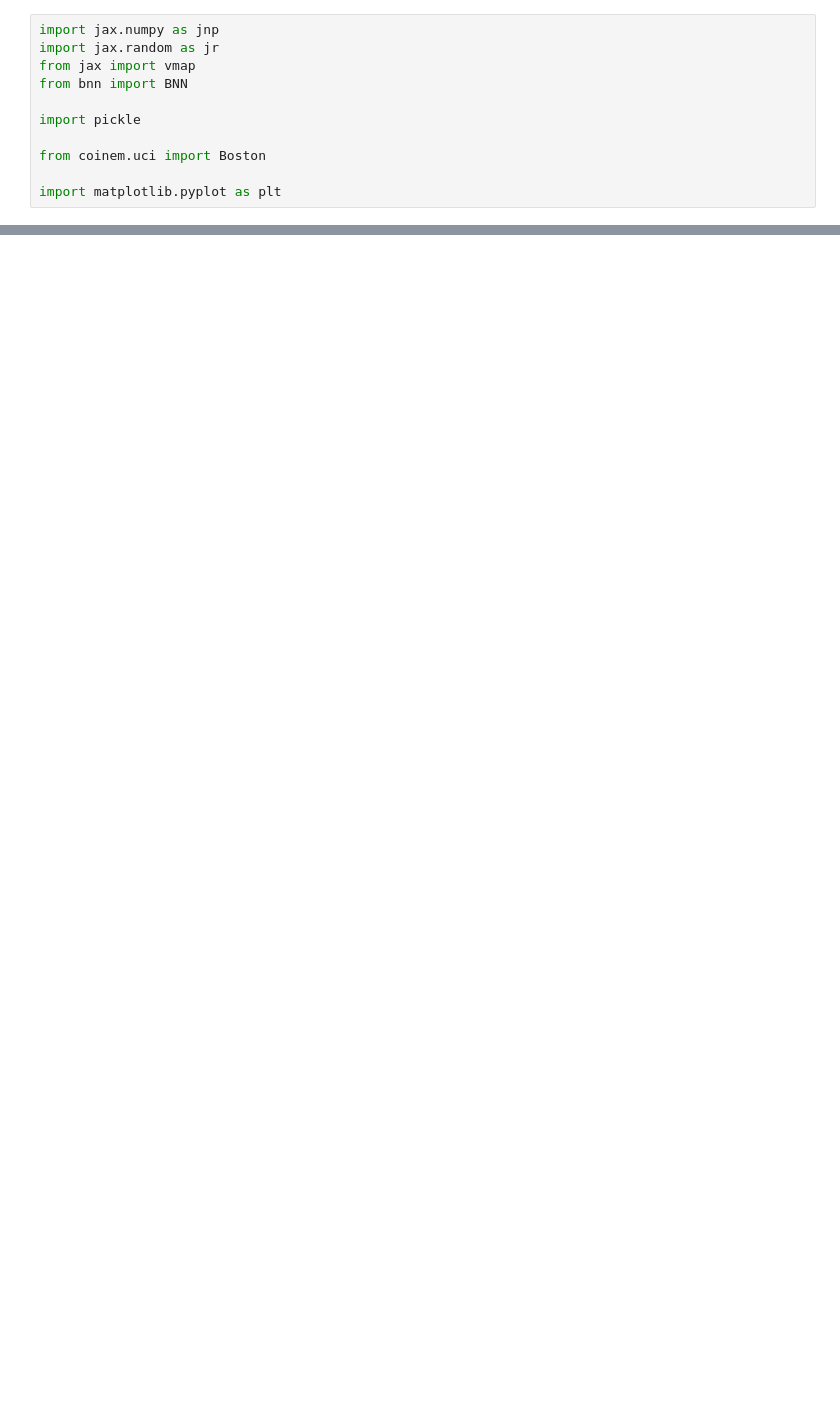
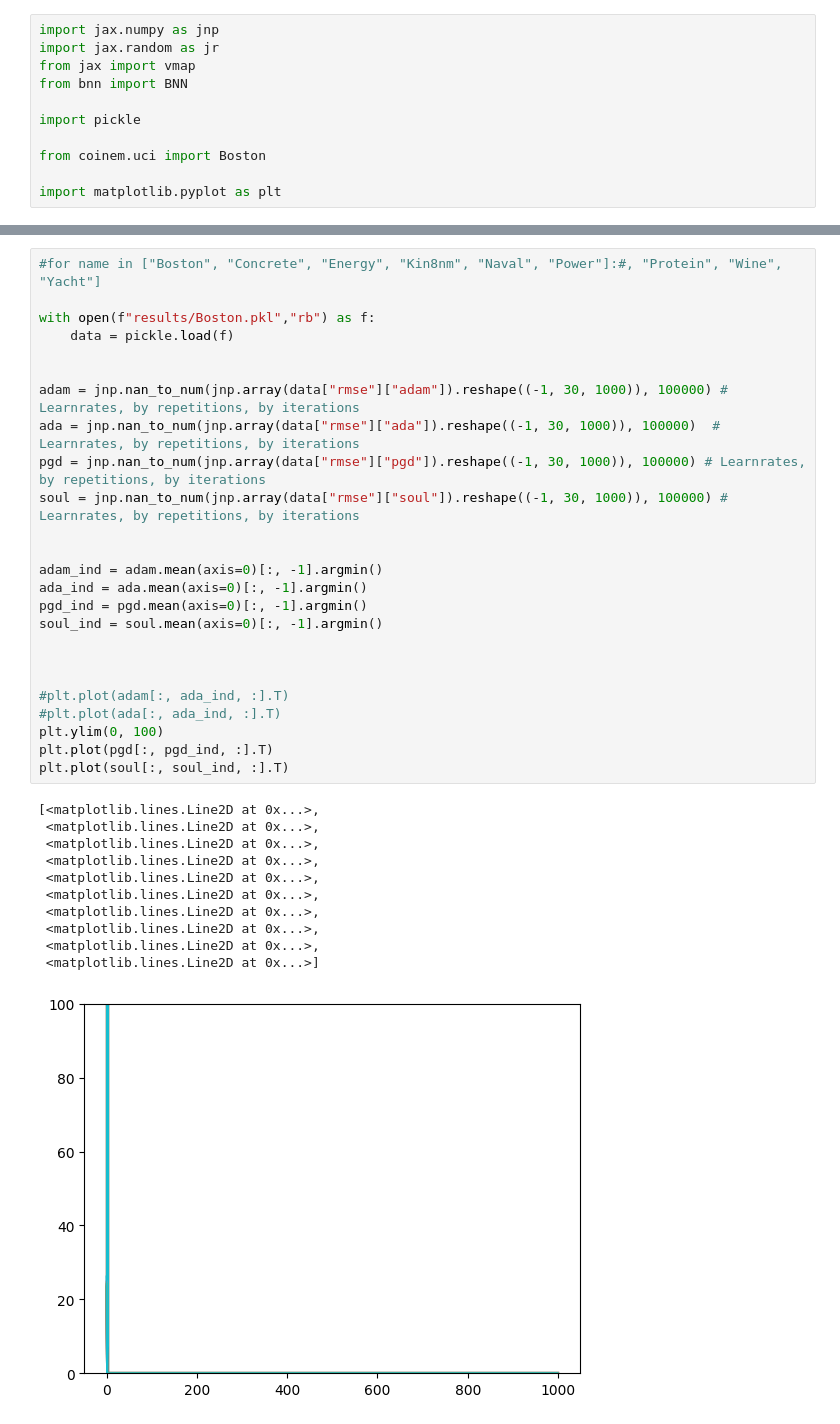
Before and after one commit to chris-nemeth/CoinEM, a Jupyter notebook: new_experiments/uci_bnn/plots.ipynb, the cells around one changed output, grey strips where cells are left out. Drawn from its saved outputs; the diff is of its cells as text; blank space fills up the shorter version.

Commit message:
Add bnn results.

```diff
--- a/new_experiments/uci_bnn/plots.ipynb
+++ b/new_experiments/uci_bnn/plots.ipynb
@@ -95,0 +112,37 @@ for name in ["Boston", "Concrete", "Energy", "Kin8nm", "Naval", "Power"]:#, "Pro
+# %%
+#for name in ["Boston", "Concrete", "Energy", "Kin8nm", "Naval", "Power"]:#, "Protein", "Wine", "Yacht"]
+
+with open(f"results/Boston.pkl","rb") as f:
+    data = pickle.load(f)
+
+
+adam = jnp.nan_to_num(jnp.array(data["rmse"]["adam"]).reshape((-1, 30, 1000)), 100000) # Learnrates, by repetitions, by iterations
+ada = jnp.nan_to_num(jnp.array(data["rmse"]["ada"]).reshape((-1, 30, 1000)), 100000)  # Learnrates, by repetitions, by iterations
+pgd = jnp.nan_to_num(jnp.array(data["rmse"]["pgd"]).reshape((-1, 30, 1000)), 100000) # Learnrates, by repetitions, by iterations
+soul = jnp.nan_to_num(jnp.array(data["rmse"]["soul"]).reshape((-1, 30, 1000)), 100000) # Learnrates, by repetitions, by iterations
+
+
+adam_ind = adam.mean(axis=0)[:, -1].argmin()
+ada_ind = ada.mean(axis=0)[:, -1].argmin()
+pgd_ind = pgd.mean(axis=0)[:, -1].argmin()
+soul_ind = soul.mean(axis=0)[:, -1].argmin()
+
+
+
+#plt.plot(adam[:, ada_ind, :].T)
+#plt.plot(ada[:, ada_ind, :].T)
+plt.ylim(0, 100)
+plt.plot(pgd[:, pgd_ind, :].T)
+plt.plot(soul[:, soul_ind, :].T)
+# %% [output]
+[<matplotlib.lines.Line2D at 0x...>,
+ <matplotlib.lines.Line2D at 0x...>,
+ <matplotlib.lines.Line2D at 0x...>,
+ <matplotlib.lines.Line2D at 0x...>,
+ <matplotlib.lines.Line2D at 0x...>,
+ <matplotlib.lines.Line2D at 0x...>,
+ <matplotlib.lines.Line2D at 0x...>,
+ <matplotlib.lines.Line2D at 0x...>,
+ <matplotlib.lines.Line2D at 0x...>,
+ <matplotlib.lines.Line2D at 0x...>]
+[figure, added]
```
Also changed, not shown: parts of 3 cells of this notebook, 32 other files.
